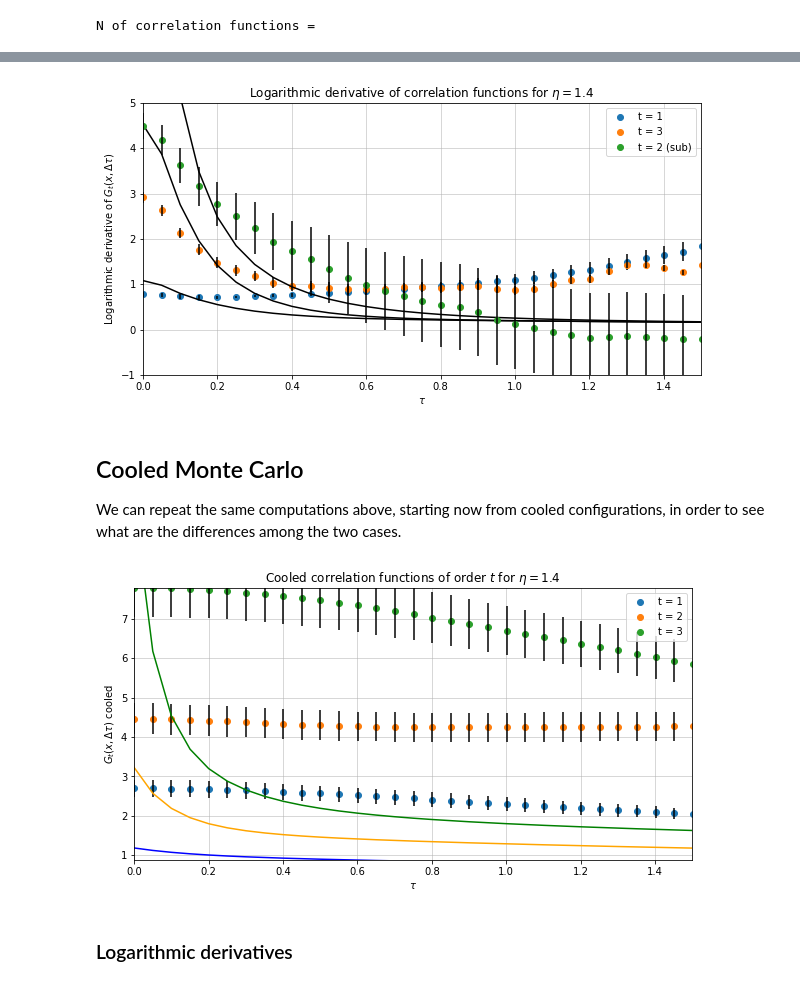
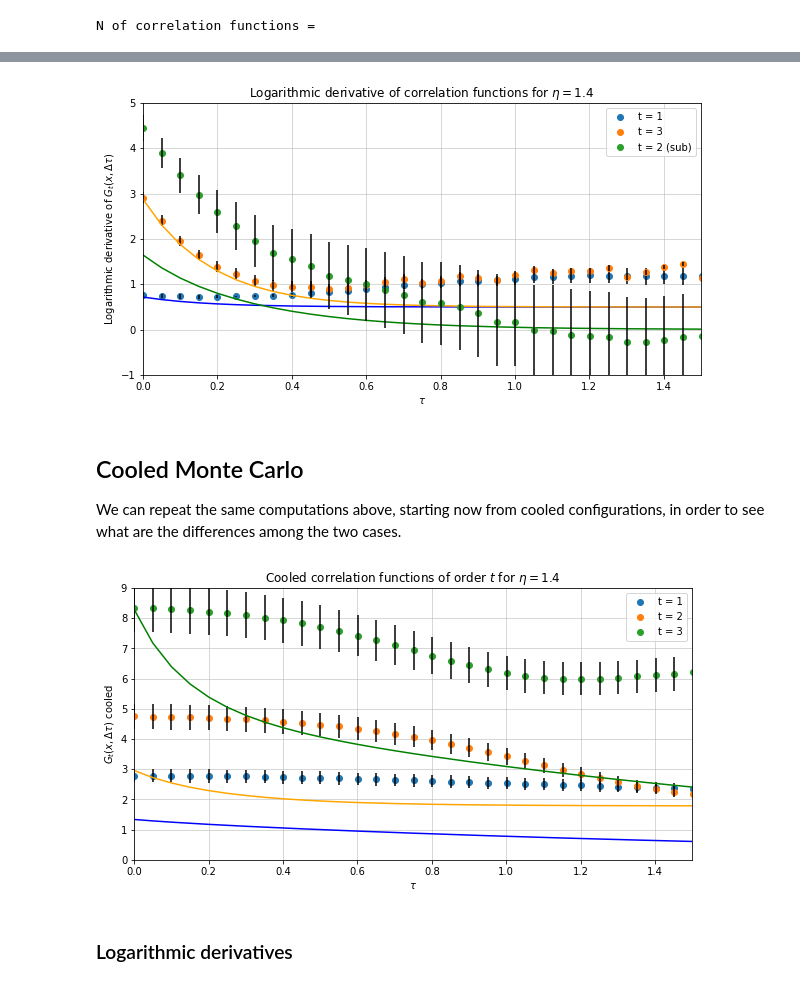
Before and after one commit to FabioOri/QuantumMonteCarlo, a Jupyter notebook: 2_montecarlo.ipynb, the cells around one changed output, grey strips where cells are left out. Saved outputs shown, nothing was run; the diff lists cells and outputs as text; code cells hidden in the pictures.

```diff
--- a/2_montecarlo.ipynb
+++ b/2_montecarlo.ipynb
@@ -105,10 +103,10 @@ $$
 # %%
 # Function that evaluates the action of a given configuration considering only j-dependent terms
 def S(j, x):
-    if j == N-1:
-        Action = ((x[j]-x[j-1])**2 + (x[0]-x[j])**2)/(4*a) + a*(x[j]**2-eta**2)**2;       # Periodic boundary conditions
+    if j == N-1
+        Action = ((x[j]-x[j-1])**2 + (x[0]-x[j])**2)/(4*a) + a*(x[j]**2-eta**2)**2       # Periodic boundary conditions
     else:
-        Action = ((x[j]-x[j-1])**2 + (x[j+1]-x[j])**2)/(4*a) + a*(x[j]**2-eta**2)**2;
+        Action = ((x[j]-x[j-1])**2 + (x[j+1]-x[j])**2)/(4*a) + a*(x[j]**2-eta**2)**2
     return Action
 # %% [markdown]
 ### Initial configuration
@@ -426,51 +462,54 @@ $$
 $$
 # %%
 # Function that computes the logarithmic derivative of a vector
-# (intended as a function of tau)
 def logder(x):
-    logx = np.log(x);
-    logder = -np.gradient(logx, a);
+    logx = np.log(x)
+    dx = a
+    logder = - diff(logx) / dx
+    logder = np.append(logder, 0)
     return logder
 
 # Plotting the logarithmic derivative of the correlation functions
-fig, ax = plt.subplots(figsize=(10,5))
+fig, ax = plt.subplots(figsize = (10,5))
 
 for i in range(0, Ncf, 2):
-    ax.plot(tau_vec, logder(np.abs(G_two[:,i])), 'o', label = 't = '+str(i+1))
+    ax.plot(tau_vec, logder(np.abs(G_two[:,i])), 'o', label = 't = ' + str(i+1))
 
-    logG_err = np.zeros((N,3));
+    logG_err = np.zeros((N,3))
     for j in range(N-1):
-        logG_err[j,i] = np.square(deltaG[j+1,i] / G_two[j,i]) + np.square(deltaG[j,i]*G_two[j+1,i] / np.square(G_two[j,i]));
-        logG_err[j,i] = np.sqrt(logG_err[j,i]);
+        logG_err[j,i] = np.square(deltaG[j+1,i] / G_two[j,i]) + np.square(deltaG[j,i]*G_two[j+1,i] / np.square(G_two[j,i]))
+        logG_err[j,i] = np.sqrt(logG_err[j,i])
 
     plt.errorbar(tau_vec, logder(np.abs(G_two[:,i])), yerr = logG_err[:,i], xerr = None, fmt = 'None', ecolor = 'black')
 
-for i in range(Ncf):
-    ax. plot(tau_vec, logder(np.abs(G_exact[:,i])), color = 'black')
+ax. plot(tau_vec, logder(np.abs(G_exact[:,0])), color = 'blue')
+ax. plot(tau_vec, logder(np.abs(G_exact[:,1])), color = 'green')
+ax. plot(tau_vec, logder(np.abs(G_exact[:,2])), color = 'orange')
+
 
 # Even-order correlation function with constant value subtracted
-Gsub = G_two[:,1] - np.square(G_one[:,1]);
-Gsub_err = np.sqrt(np.square(deltaG[:,1]) + np.square(2*G_one[:,1]*deltaG[N-1,1]));   # Error propagation
+Gsub = G_two[:,1] - np.square(G_one[:,1])
+Gsub_err = np.sqrt(np.square(deltaG[:,1]) + np.square(2*G_one[:,1]*deltaG[N-1,1]))     # Error propagation
 
 # Computing the errors of the logarithmic derivative
-logG_err = np.zeros(N);
+logG_err = np.zeros(N)
 for j in range(N-1):
-    logG_err[j] = np.square(Gsub_err[j+1] / Gsub[j]) + np.square(Gsub_err[j]*Gsub[j+1] / np.square(Gsub[j]));
-    logG_err[j] = np.sqrt(logG_err[j]);
+    logG_err[j] = np.square(Gsub_err[j+1] / Gsub[j]) + np.square(Gsub_err[j]*Gsub[j+1] / np.square(Gsub[j]))
+    logG_err[j] = np.sqrt(logG_err[j])
 
 ax.plot(tau_vec, logder(np.abs(Gsub)), 'o', label = 't = 2 (sub)')
 plt.errorbar(tau_vec, logder(np.abs(Gsub)), logG_err, xerr = None, fmt = 'None', ecolor = 'black')
 
-ax.set_xlabel('$\\tau$');
-ax.set_ylabel('Logarithmic derivative of $G_t(x,\Delta\\tau)$');
+ax.set_xlabel('$\\tau$')
+ax.set_ylabel('Logarithmic derivative of $G_t(x,\Delta\\tau)$')
 plt.xlim([0, 1.5])
 plt.ylim([-1, 5])
-plt.grid(linewidth=0.5);
-plt.title('Logarithmic derivative of correlation functions for $\eta =$'+str(eta));
-plt.legend();
+plt.grid(linewidth = 0.5)
+plt.title('Logarithmic derivative of correlation functions for $\eta =$' + str(eta));
+plt.legend()
 plt.show()
 # %% [output]
-[figure, old version]
+[figure, new version]
 # %% [markdown]
 ## Cooled Monte Carlo
 We can repeat the same computations above, starting now from cooled configurations, in order to see what are the differences among the two cases.
@@ -513,25 +552,25 @@ deltaGC = np.sqrt(np.abs(G_twoC-np.power(G_oneC, 2)) / Nsweeps);          # Stat
 # %%
 # Plotting the correlation functions
-fig, ax = plt.subplots(figsize=(10,5))
+fig, ax = plt.subplots(figsize = (10,5))
 
 for i in range(Ncf):
     ax.plot(tau_vec, G_twoC[:,i], 'o', label = 't = '+str(i+1))
     plt.errorbar(tau_vec, G_twoC[:,i], yerr = deltaGC[:,i], xerr = None, fmt = 'None', ecolor = 'black')
 
 ax. plot(tau_vec, G_exact[:,0], color = 'blue')
 ax. plot(tau_vec, G_exact[:,1], color = 'orange')
 ax. plot(tau_vec, G_exact[:,2], color = 'green')
 
-ax.set_xlabel('$\\tau$');
-ax.set_ylabel('$G_t(x,\Delta\\tau)$ cooled');
-plt.xlim([0, 1.5]);
-plt.ylim([np.min(G_twoC), np.max(G_twoC)]);
-plt.grid(linewidth=0.5);
+ax.set_xlabel('$\\tau$')
+ax.set_ylabel('$G_t(x,\Delta\\tau)$ cooled')
+plt.xlim([0, 1.5])
+plt.ylim([0, 9])
+plt.grid(linewidth = 0.5)
 plt.title('Cooled correlation functions of order $t$ for $\eta =$'+str(eta));
 plt.legend()
 plt.show()
 # %% [output]
-[figure, old version]
+[figure, new version]
 # %% [markdown]
 ### Logarithmic derivatives
 # %%
```
Also changed, not shown: parts of 20 cells of this notebook, 2 other files.
